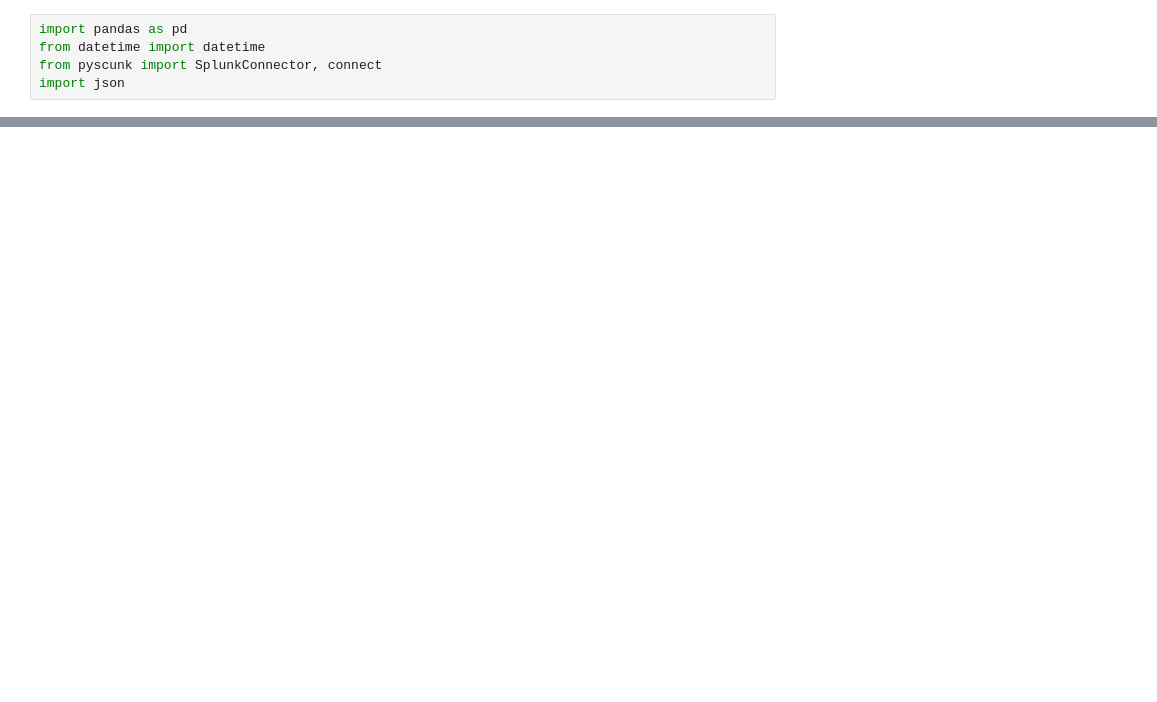
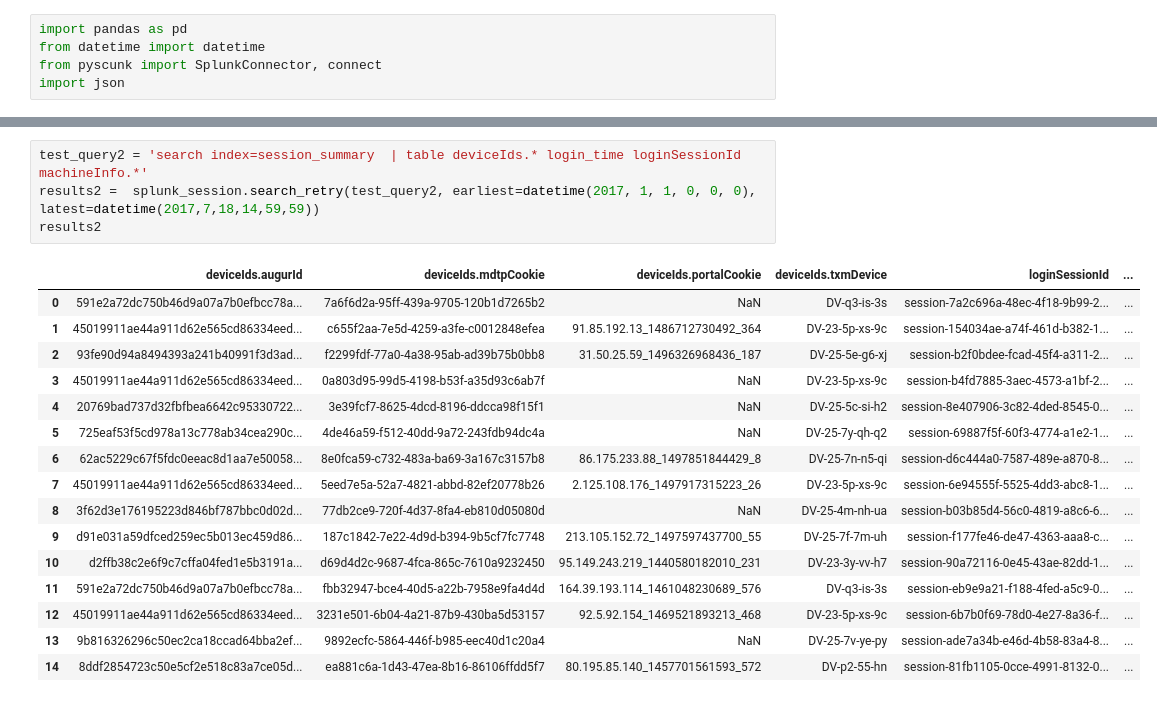
Before and after one commit to austinpoulton/pyscunk, a Jupyter notebook: Test_Scunk.ipynb, the cells around one changed output, grey strips where cells are left out. Saved outputs shown, nothing was run; the diff lists cells and outputs as text; blank space fills up the shorter version.

Commit message:
Added search_retry and refresh session token within query

```diff
--- a/Test_Scunk.ipynb
+++ b/Test_Scunk.ipynb
@@ -37,0 +55,21 @@ results
+# %%
+test_query2 = 'search index=session_summary  | table deviceIds.* login_time loginSessionId machineInfo.*'
+results2 =  splunk_session.search_retry(test_query2, earliest=datetime(2017, 1, 1, 0, 0, 0), latest=datetime(2017,7,18,14,59,59))
+results2
+# %% [output]
+|  | deviceIds.augurId | deviceIds.mdtpCookie | deviceIds.portalCookie | deviceIds.txmDevice | loginSessionId | ... |
+| 0 | 591e2a72dc750b46d9a07a7b0efbcc78a... | 7a6f6d2a-95ff-439a-9705-120b1d7265b2 | NaN | DV-q3-is-3s | session-7a2c696a-48ec-4f18-9b99-2... | ... |
+| 1 | 45019911ae44a911d62e565cd86334eed... | c655f2aa-7e5d-4259-a3fe-c0012848efea | 91.85.192.13_1486712730492_364 | DV-23-5p-xs-9c | session-154034ae-a74f-461d-b382-1... | ... |
+| 2 | 93fe90d94a8494393a241b40991f3d3ad... | f2299fdf-77a0-4a38-95ab-ad39b75b0bb8 | 31.50.25.59_1496326968436_187 | DV-25-5e-g6-xj | session-b2f0bdee-fcad-45f4-a311-2... | ... |
+| 3 | 45019911ae44a911d62e565cd86334eed... | 0a803d95-99d5-4198-b53f-a35d93c6ab7f | NaN | DV-23-5p-xs-9c | session-b4fd7885-3aec-4573-a1bf-2... | ... |
+| 4 | 20769bad737d32fbfbea6642c95330722... | 3e39fcf7-8625-4dcd-8196-ddcca98f15f1 | NaN | DV-25-5c-si-h2 | session-8e407906-3c82-4ded-8545-0... | ... |
+| 5 | 725eaf53f5cd978a13c778ab34cea290c... | 4de46a59-f512-40dd-9a72-243fdb94dc4a | NaN | DV-25-7y-qh-q2 | session-69887f5f-60f3-4774-a1e2-1... | ... |
+| 6 | 62ac5229c67f5fdc0eeac8d1aa7e50058... | 8e0fca59-c732-483a-ba69-3a167c3157b8 | 86.175.233.88_1497851844429_8 | DV-25-7n-n5-qi | session-d6c444a0-7587-489e-a870-8... | ... |
+| 7 | 45019911ae44a911d62e565cd86334eed... | 5eed7e5a-52a7-4821-abbd-82ef20778b26 | 2.125.108.176_1497917315223_26 | DV-23-5p-xs-9c | session-6e94555f-5525-4dd3-abc8-1... | ... |
+| 8 | 3f62d3e176195223d846bf787bbc0d02d... | 77db2ce9-720f-4d37-8fa4-eb810d05080d | NaN | DV-25-4m-nh-ua | session-b03b85d4-56c0-4819-a8c6-6... | ... |
+| 9 | d91e031a59dfced259ec5b013ec459d86... | 187c1842-7e22-4d9d-b394-9b5cf7fc7748 | 213.105.152.72_1497597437700_55 | DV-25-7f-7m-uh | session-f177fe46-de47-4363-aaa8-c... | ... |
+| 10 | d2ffb38c2e6f9c7cffa04fed1e5b3191a... | d69d4d2c-9687-4fca-865c-7610a9232450 | 95.149.243.219_1440580182010_231 | DV-23-3y-vv-h7 | session-90a72116-0e45-43ae-82dd-1... | ... |
+| 11 | 591e2a72dc750b46d9a07a7b0efbcc78a... | fbb32947-bce4-40d5-a22b-7958e9fa4d4d | 164.39.193.114_1461048230689_576 | DV-q3-is-3s | session-eb9e9a21-f188-4fed-a5c9-0... | ... |
+| 12 | 45019911ae44a911d62e565cd86334eed... | 3231e501-6b04-4a21-87b9-430ba5d53157 | 92.5.92.154_1469521893213_468 | DV-23-5p-xs-9c | session-6b7b0f69-78d0-4e27-8a36-f... | ... |
+| 13 | 9b816326296c50ec2ca18ccad64bba2ef... | 9892ecfc-5864-446f-b985-eec40d1c20a4 | NaN | DV-25-7v-ye-py | session-ade7a34b-e46d-4b58-83a4-8... | ... |
+| 14 | 8ddf2854723c50e5cf2e518c83a7ce05d... | ea881c6a-1d43-47ea-8b16-86106ffdd5f7 | 80.195.85.140_1457701561593_572 | DV-p2-55-hn | session-81fb1105-0cce-4991-8132-0... | ... |
```
Also changed, not shown: parts of 5 cells of this notebook, 1 other file.
